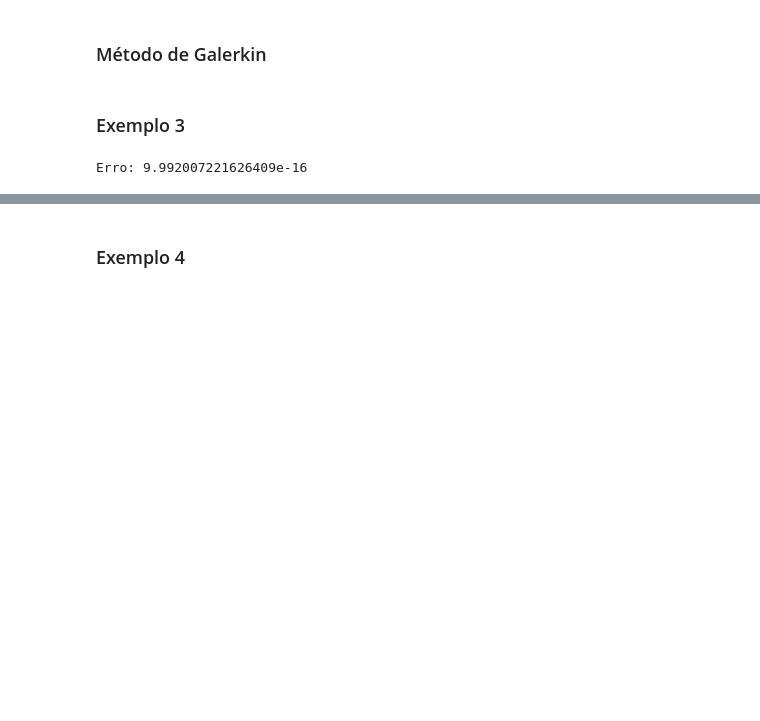
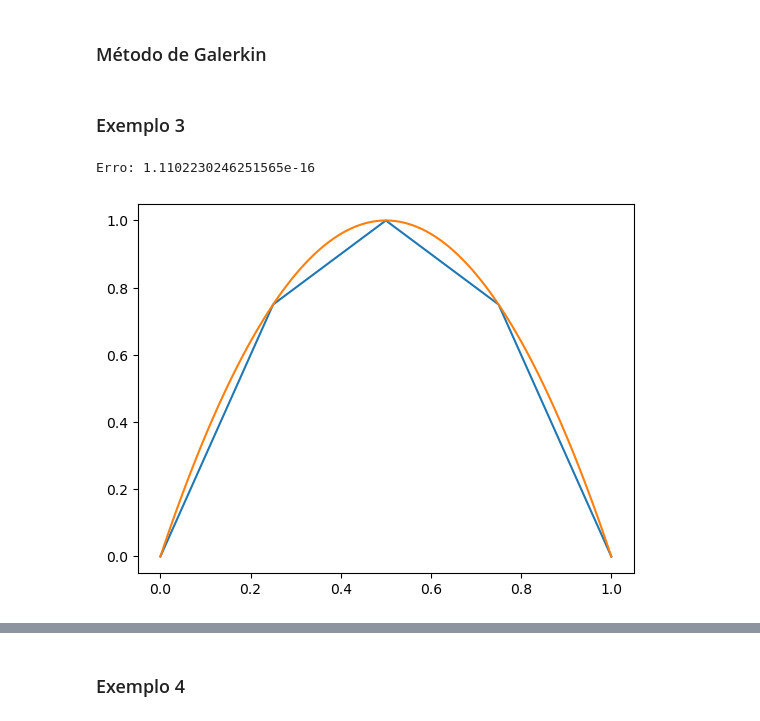
Before and after one commit to pedro-jorge/Elementos-Finitos, a Jupyter notebook: Lab_1.ipynb, the cells around one changed output, grey strips where cells are left out. Cells and saved outputs as stored; diff of their text form; code cells hidden in the pictures; blank space fills up the shorter version.

```diff
--- a/Lab_1.ipynb
+++ b/Lab_1.ipynb
@@ -161,13 +161,27 @@ def galerkin_error(u: Callable, c: np.ndarray, h: float):
 ### Exemplo 3
 # %%
 def u(x):
-    return 4*x*(x-1)
+    return -4*x*(x-1)
 
-x, c, h = galerkin(**example_3)
+x, c, h, K, f = galerkin(**example_3)
 
 relative_error = galerkin_error(u, c, h)
 
 print(f"Erro: {relative_error}")
 # %% [output]
-Erro: 9.992007221626409e-16
+Erro: 1.1102230246251565e-16
+# %%
+x_ = np.arange(0, 1+0.01, 0.01)
+u_x = u(x_)
+
+c_bounds = np.insert(c, 0, 0)
+c_bounds = np.insert(c_bounds, len(c_bounds), 0)
+
+x_bounds = np.insert(x, 0, 0)
+x_bounds = np.insert(x_bounds, len(x_bounds), 1)
+plt.plot(x_bounds, c_bounds)
+plt.plot(x_, u_x)
+plt.show()
+# %% [output]
+[figure, added]
 # %%
```
Also changed, not shown: parts of 8 cells of this notebook.
